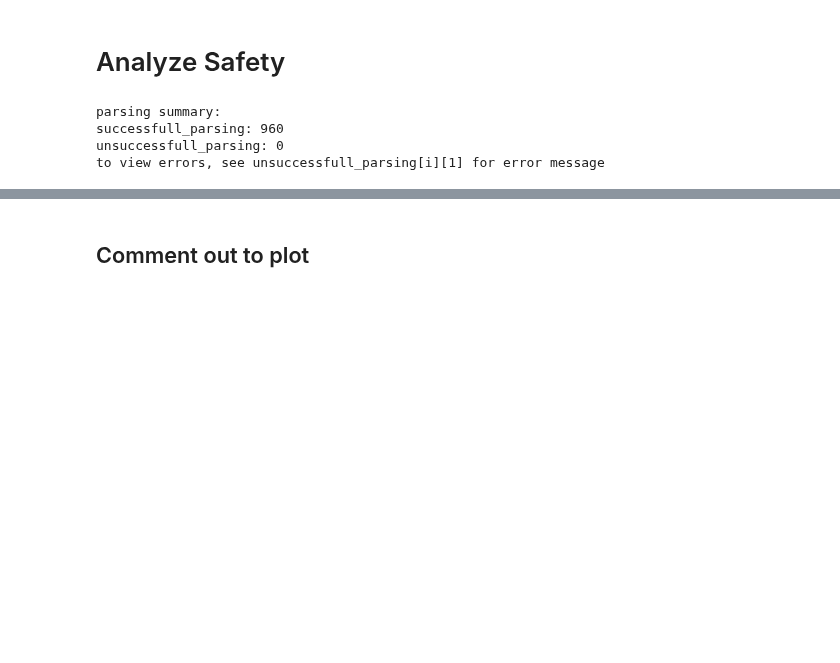
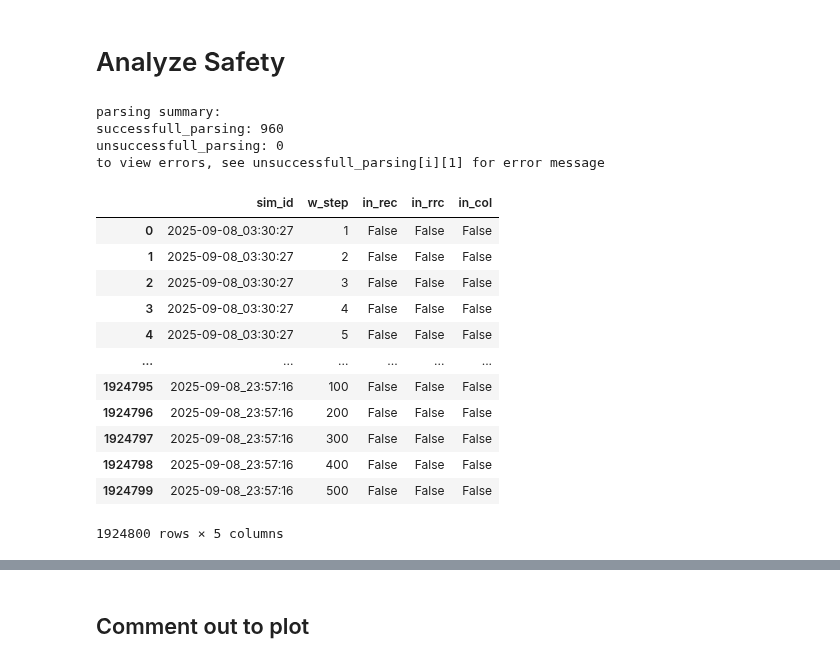
Before and after one commit to Dan7171/rl_for_curobo, a Jupyter notebook: projects_root/experiments/analysis_test_cluster.ipynb, the cells around one changed output, grey strips where cells are left out. Drawn from its saved outputs; the diff is of its cells as text; code cells hidden in the pictures; blank space fills up the shorter version.

```diff
--- a/projects_root/experiments/analysis_test_cluster.ipynb
+++ b/projects_root/experiments/analysis_test_cluster.ipynb
@@ -1978,0 +2022,19 @@ to view errors, see unsuccessfull_parsing[i][1] for error message
+# %%
+df_collision_extended
+df_collision_extended_work = df_collision_extended.copy()
+df_collision_extended_work['in_col'] = df_collision_extended_work['in_rec'] + df_collision_extended_work['in_rrc']
+df_collision_extended_work
+# %% [output]
+|  | sim_id | w_step | in_rec | in_rrc | in_col |
+| 0 | 2025-09-08_03:30:27 | 1 | False | False | False |
+| 1 | 2025-09-08_03:30:27 | 2 | False | False | False |
+| 2 | 2025-09-08_03:30:27 | 3 | False | False | False |
+| 3 | 2025-09-08_03:30:27 | 4 | False | False | False |
+| 4 | 2025-09-08_03:30:27 | 5 | False | False | False |
+| ... | ... | ... | ... | ... | ... |
+| 1924795 | 2025-09-08_23:57:16 | 100 | False | False | False |
+| 1924796 | 2025-09-08_23:57:16 | 200 | False | False | False |
+| 1924797 | 2025-09-08_23:57:16 | 300 | False | False | False |
+| 1924798 | 2025-09-08_23:57:16 | 400 | False | False | False |
+| 1924799 | 2025-09-08_23:57:16 | 500 | False | False | False |
+1924800 rows × 5 columns
```
Also changed, not shown: parts of 37 cells of this notebook, 11 other files.
